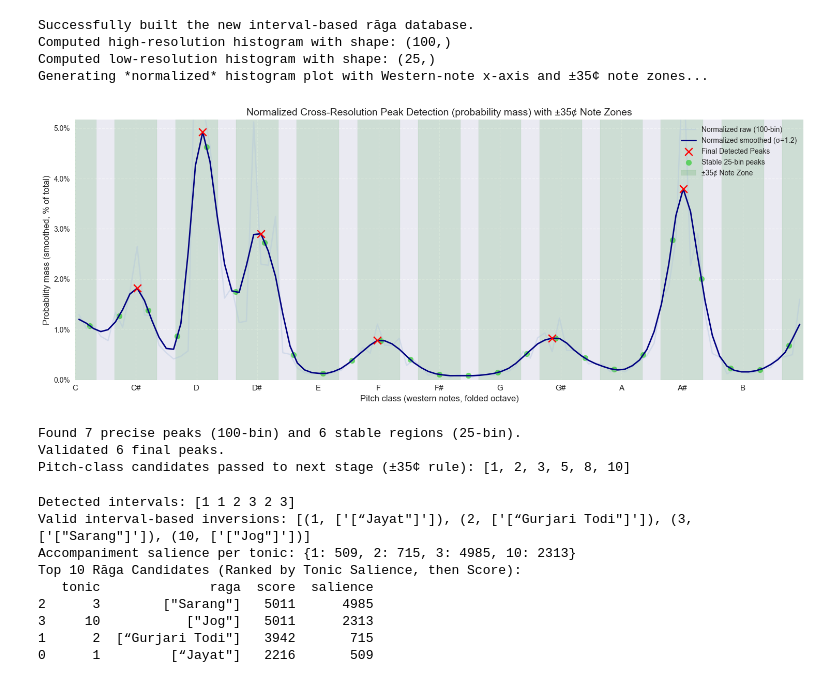
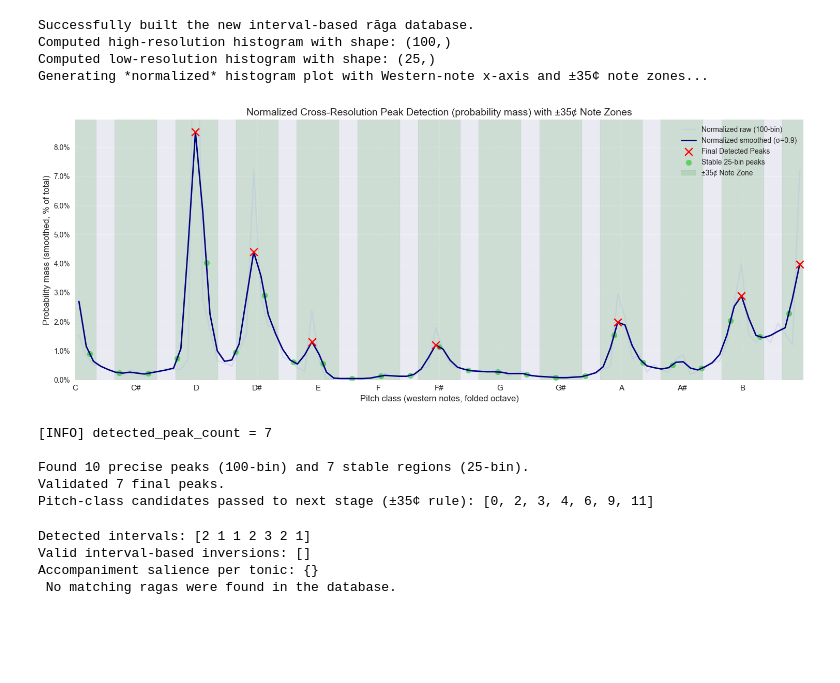
Before and after one commit to saumyamishra654/raga-detection, a Jupyter notebook: stem_seperation_joint_estimation.ipynb, the cells around one changed output. Saved outputs shown, nothing was run; the diff lists cells and outputs as text; code cells hidden in the pictures; blank space fills up the shorter version.

```diff
--- a/stem_seperation_joint_estimation.ipynb
+++ b/stem_seperation_joint_estimation.ipynb
@@ -15,8 +15,8 @@ tf.config.threading.set_intra_op_parallelism_threads(
 tf.config.threading.set_inter_op_parallelism_threads(2)
 # %%
 # inputs
-# audio_path = '/Users/saumyamishra/Desktop/intern/summer25/RagaDetection/RagaDataset/Hindustani/audio/Jog/Jog_10.mp3'
-audio_path = '/Users/saumyamishra/Desktop/intern/summer25/RagaDetection/audio/marubihagavc.mp3'
+# audio_path = '/Users/saumyamishra/Desktop/intern/summer25/RagaDetection/RagaDataset/Hindustani/audio/Gaud Malhar/Gaud Malhar_3.mp3'
+audio_path = '/Users/saumyamishra/Desktop/intern/summer25/RagaDetection/audio/shiva.mp3'
 
 output_dir = 'separated_stems'        # saved stems directory
 
@@ -187,9 +326,8 @@ def get_canonical_intervals(intervals):
         return tuple()
     return min(tuple(np.roll(intervals, i)) for i in range(len(intervals)))
 
-# Load the processed rāga hash table
-# This path should be the same as in your original code
-raga_df = pd.read_csv('/Users/saumyamishra/Desktop/intern/summer25/RagaDetection/raga_list_final.csv')
+# load the processed rāga hash table
+raga_df = pd.read_csv('/Users/saumyamishra/Desktop/intern/summer25/RagaDetection/db/raga_list_final.csv')
 
 #Build a new lookup: canonical interval pattern → list of matching rāgas
 # Each rāga is stored as a dictionary containing its name and specific interval pattern
@@ -222,7 +360,6 @@ for _, row in raga_df.iterrows():
     # Store the rāga's info under its canonical pattern
     raga_interval_db[canonical_pattern].append({'name': name, 'intervals': intervals})
 
-# For compatibility with subsequent cells, we rename our new db.
 # The original 'raga_masks' is no longer used in its old form.
 raga_masks = raga_interval_db
 print("Successfully built the new interval-based rāga database.")
@@ -232,7 +369,7 @@ print("Successfully built the new interval-based rāga database.")
 # --- Settings for peak detection ---
 num_bins_high_res = 100   # For precise, smoothed peak finding
 num_bins_low_res = 25     # For stable, raw peak region finding
-sigma = 1.2             # Smoothing amount for the high-res histogram
+sigma = 0.9            # Smoothing amount for the high-res histogram
 peak_tolerance_cents = 30 # How close a high-res peak must be to a low-res peak (in cents)
 
 # --- Histogram Calculations ---
@@ -368,37 +505,46 @@ plt.legend(by_label.values(), by_label.keys(), loc='upper right')
 plt.xlim(0, 1200)
 plt.ylim(0, max(smoothed_H_100_plot.max() * 1.05, 0.01))  # small lower bound to keep scale visible
 plt.tight_layout()
 plt.show()
 
 
 
 # --- Part D: Final Output for Downstream Cells ---
 final_peak_cents = bin_centers_100[final_peak_indices_100]
 pc_cand = set()
 
 for cent_val in final_peak_cents:
     diffs = np.abs((cent_val - note_centers + 600) % 1200 - 600)  # circular diff
     nearest_idx = np.argmin(diffs)
     if diffs[nearest_idx] <= tolerance_cents:
         pc_cand.add(nearest_idx % 12)  # pitch class index
 
 pc_cand = sorted(pc_cand)
 
 cent_to_pc = np.round(bin_centers_100 / 100).astype(int) % 12
 pc_cand = sorted(list({cent_to_pc[i] for i in final_peak_indices_100}))
 
+# detected peak count from previous peak-detection step (if available)
+if 'pc_cand' in globals():
+    detected_peak_count = len(pc_cand)
+
+print(f"[INFO] detected_peak_count = {detected_peak_count}")
+
+
 print(f"\nFound {len(smoothed_peaks_cents)} precise peaks (100-bin) and {len(raw_peaks_cents)} stable regions (25-bin).")
 print(f"Validated {len(final_peak_indices_100)} final peaks.")
 print(f"Pitch-class candidates passed to next stage (±{tolerance_cents}¢ rule): {pc_cand}")
 # %% [output]
 Successfully built the new interval-based rāga database.
 Computed high-resolution histogram with shape: (100,)
 Computed low-resolution histogram with shape: (25,)
 Generating *normalized* histogram plot with Western-note x-axis and ±35¢ note zones...
-[figure, old version]
+[figure, new version]
-Found 7 precise peaks (100-bin) and 6 stable regions (25-bin).
-Validated 6 final peaks.
-Pitch-class candidates passed to next stage (±35¢ rule): [1, 2, 3, 5, 8, 10]
+[INFO] detected_peak_count = 7
+
+Found 10 precise peaks (100-bin) and 7 stable regions (25-bin).
+Validated 7 final peaks.
+Pitch-class candidates passed to next stage (±35¢ rule): [0, 2, 3, 4, 6, 9, 11]
 # %%
 # Cell 8: Build interval sequence from detected pitch-classes
 P = np.array(pc_cand)
@@ -456,7 +602,7 @@ for j in range(k):
 print(f"Valid interval-based inversions: {[(t, ragas) for t,_,ragas in dx_candidates]}")
 
 # Cell 10: Compute accompaniment tonic salience for these tonics
-midi_vals_acc = librosa.hz_to_midi(valid)
+midi_vals_acc = librosa.hz_to_midi(valid_freqs_a)
 pitch_classes_acc = np.mod(np.round(midi_vals_acc), 12).astype(int)
 
 H_acc, _ = np.histogram(pitch_classes_acc, bins=12, range=(0,12))
@@ -512,13 +658,8 @@ if results:
 else:
     print(" No matching ragas were found in the database.")
 # %% [output]
-Detected intervals: [1 1 2 3 2 3]
-Valid interval-based inversions: [(1, ['[“Jayat"]']), (2, ['[“Gurjari Todi"]']), (3, ['["Sarang"]']), (10, ['["Jog"]'])]
-Accompaniment salience per tonic: {1: 509, 2: 715, 3: 4985, 10: 2313}
-Top 10 Rāga Candidates (Ranked by Tonic Salience, then Score):
-   tonic              raga  score  salience
-2      3        ["Sarang"]   5011      4985
-3     10           ["Jog"]   5011      2313
-1      2  [“Gurjari Todi"]   3942       715
-0      1         [“Jayat"]   2216       509
+Detected intervals: [2 1 1 2 3 2 1]
+Valid interval-based inversions: []
+Accompaniment salience per tonic: {}
+ No matching ragas were found in the database.
 # %%
```
Also changed, not shown: parts of 3 cells of this notebook.
